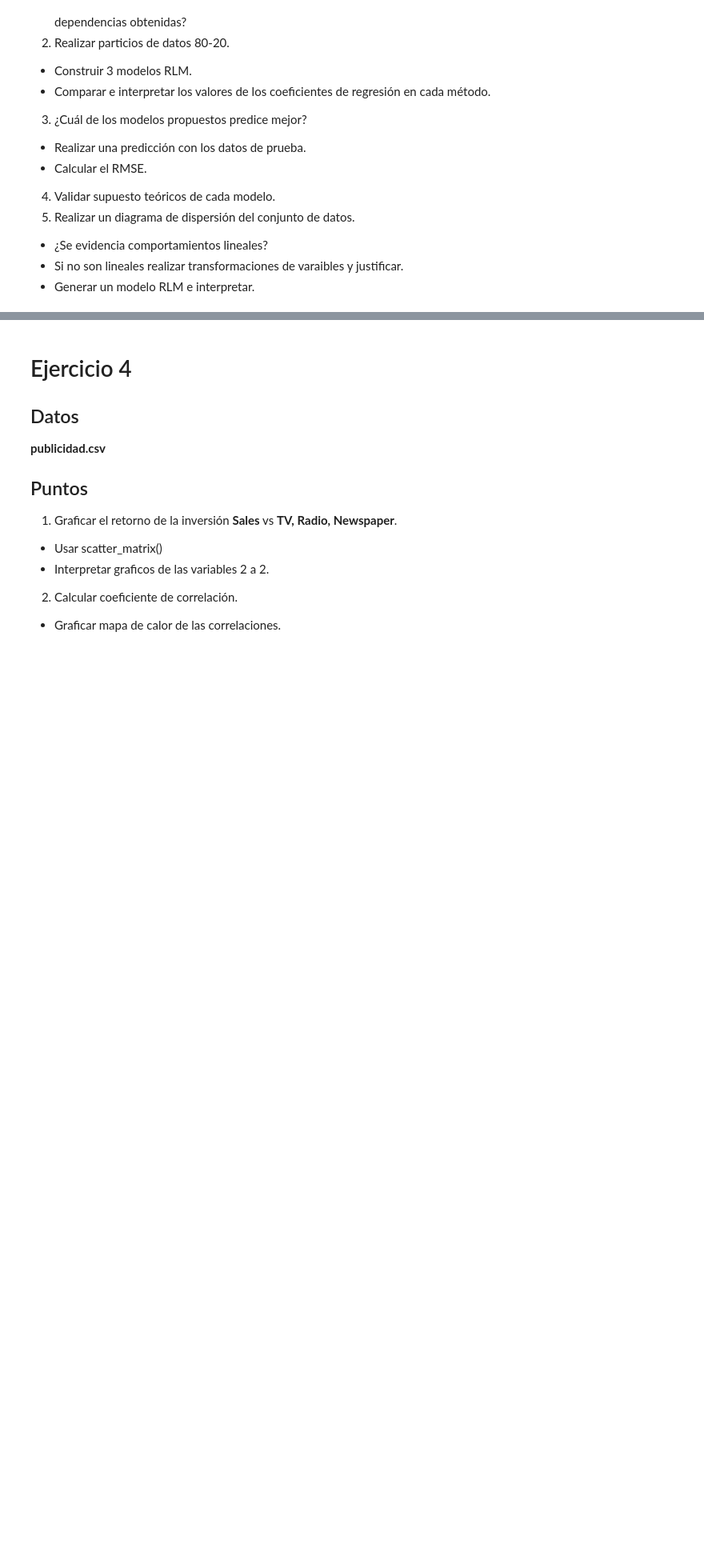
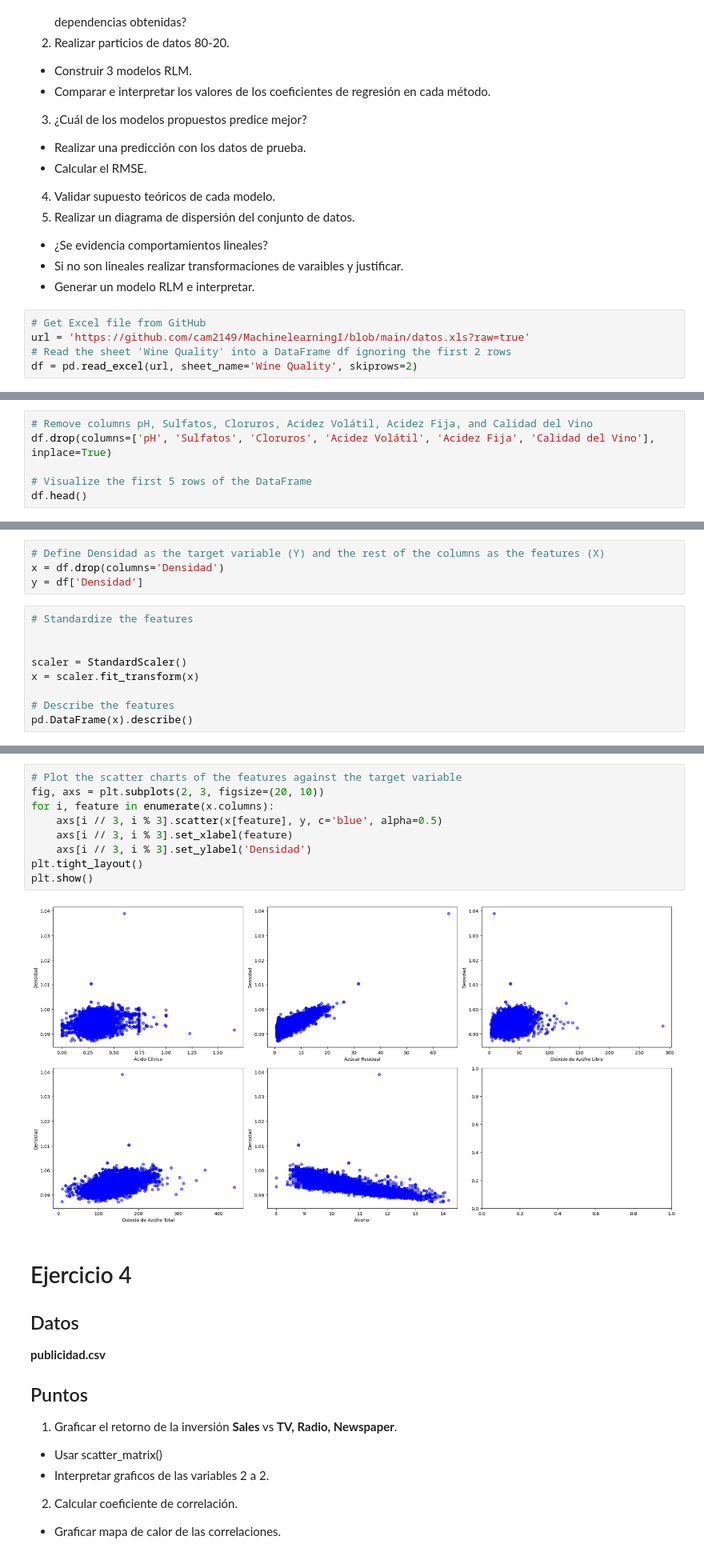
Before and after one commit to cam2149/MachinelearningI, a Jupyter notebook: Examen1_Ejercicio3.ipynb, the cells around one changed output, grey strips where cells are left out. Shown: that part at 80% size. Cells and saved outputs as stored; diff of their text form; blank space fills up the shorter version.

```diff
--- a/Examen1_Ejercicio3.ipynb
+++ b/Examen1_Ejercicio3.ipynb
@@ -186,3 +187,8 @@ _ = plt.legend()
   - ¿Se evidencia comportamientos lineales?
   - Si no son lineales realizar transformaciones de varaibles y justificar.
   - Generar un modelo RLM e interpretar.
+# %%
+# Get Excel file from GitHub
+url = 'https://github.com/cam2149/MachinelearningI/blob/main/datos.xls?raw=true'
+# Read the sheet 'Wine Quality' into a DataFrame df ignoring the first 2 rows
+df = pd.read_excel(url, sheet_name='Wine Quality', skiprows=2)
@@ -188,0 +205,6 @@ _ = plt.legend()
+# %%
+# Remove columns pH, Sulfatos, Cloruros, Acidez Volátil, Acidez Fija, and Calidad del Vino
+df.drop(columns=['pH', 'Sulfatos', 'Cloruros', 'Acidez Volátil', 'Acidez Fija', 'Calidad del Vino'], inplace=True)
+
+# Visualize the first 5 rows of the DataFrame
+df.head()
@@ -188,0 +218,13 @@ _ = plt.legend()
+# %%
+# Define Densidad as the target variable (Y) and the rest of the columns as the features (X)
+x = df.drop(columns='Densidad')
+y = df['Densidad']
+# %%
+# Standardize the features
+
+
+scaler = StandardScaler()
+x = scaler.fit_transform(x)
+
+# Describe the features
+pd.DataFrame(x).describe()
@@ -189,3 +241,14 @@ _ = plt.legend()
+# %%
+# Plot the scatter charts of the features against the target variable
+fig, axs = plt.subplots(2, 3, figsize=(20, 10))
+for i, feature in enumerate(x.columns):
+    axs[i // 3, i % 3].scatter(x[feature], y, c='blue', alpha=0.5)
+    axs[i // 3, i % 3].set_xlabel(feature)
+    axs[i // 3, i % 3].set_ylabel('Densidad')
+plt.tight_layout()
+plt.show()
+# %% [output]
+[figure, added]
 # %% [markdown]
 # Ejercicio 4
 
```
Also changed, not shown: parts of 6 cells of this notebook.
